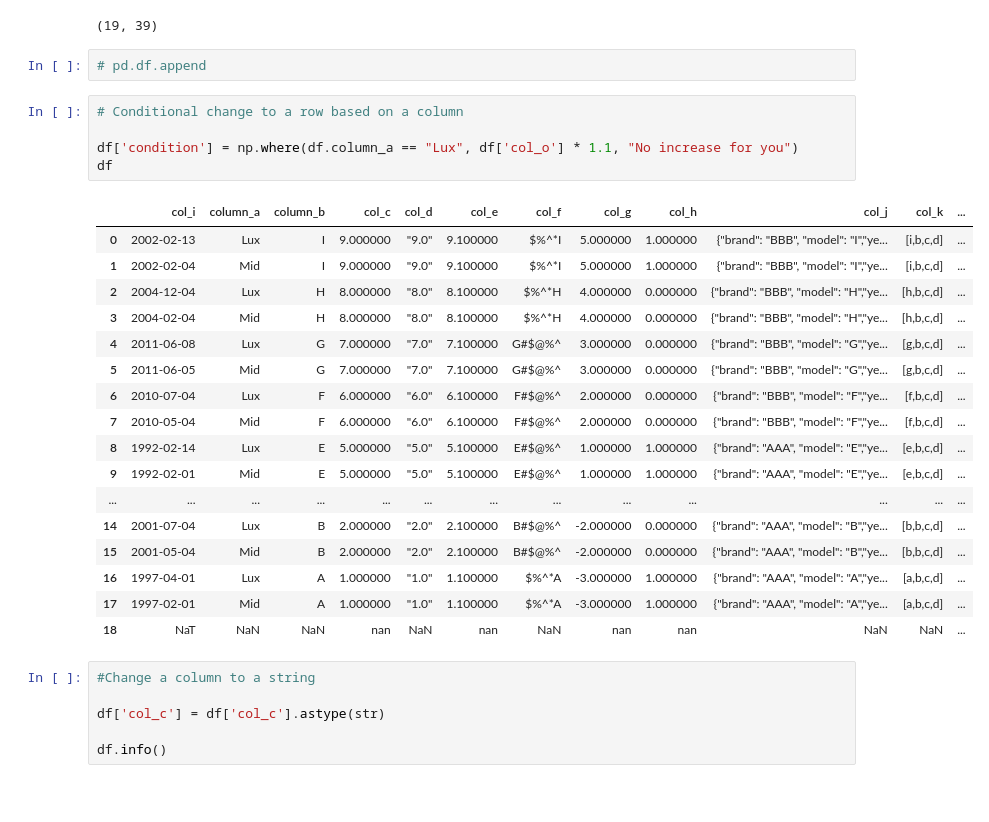
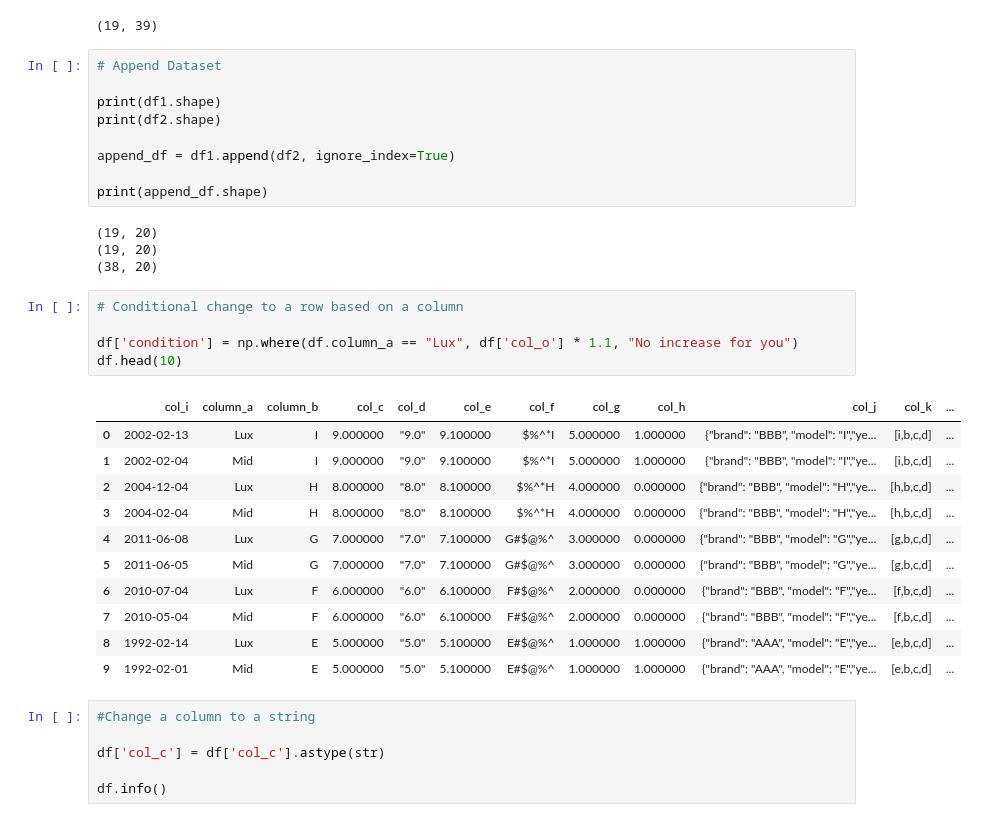
Before and after one commit to Ryan-Ashton/Exploratory_Data_Analysis, a Jupyter notebook: Data Cleaning Personal Cheat Sheet.ipynb, the cells around one changed output. Cells and saved outputs as stored; diff of their text form; blank space fills up the shorter version.

```diff
--- a/Data Cleaning Personal Cheat Sheet.ipynb
+++ b/Data Cleaning Personal Cheat Sheet.ipynb
@@ -1470,31 +1470,36 @@ merged_df = pd.merge(df1, df2, on='col_i', how='inner', validate='one_to_one')
 merged_df.shape
 # %% [output]
 (19, 39)
-# %%
-# pd.df.append
+# %%
+# Append Dataset
+
+print(df1.shape)
+print(df2.shape)
+
+append_df = df1.append(df2, ignore_index=True)
+
+print(append_df.shape)
+# %% [output]
+(19, 20)
+(19, 20)
+(38, 20)
 # %%
 # Conditional change to a row based on a column
 
 df['condition'] = np.where(df.column_a == "Lux", df['col_o'] * 1.1, "No increase for you")
-df
+df.head(10)
 # %% [output]
 |  | col_i | column_a | column_b | col_c | col_d | col_e | col_f | col_g | col_h | col_j | col_k | ... |
 | 0 | 2002-02-13 | Lux | I | 9.000000 | "9.0" | 9.100000 | $%^*I | 5.000000 | 1.000000 | {"brand": "BBB", "model": "I","ye... | [i,b,c,d] | ... |
 | 1 | 2002-02-04 | Mid | I | 9.000000 | "9.0" | 9.100000 | $%^*I | 5.000000 | 1.000000 | {"brand": "BBB", "model": "I","ye... | [i,b,c,d] | ... |
 | 2 | 2004-12-04 | Lux | H | 8.000000 | "8.0" | 8.100000 | $%^*H | 4.000000 | 0.000000 | {"brand": "BBB", "model": "H","ye... | [h,b,c,d] | ... |
 | 3 | 2004-02-04 | Mid | H | 8.000000 | "8.0" | 8.100000 | $%^*H | 4.000000 | 0.000000 | {"brand": "BBB", "model": "H","ye... | [h,b,c,d] | ... |
 | 4 | 2011-06-08 | Lux | G | 7.000000 | "7.0" | 7.100000 | G#$@%^ | 3.000000 | 0.000000 | {"brand": "BBB", "model": "G","ye... | [g,b,c,d] | ... |
 | 5 | 2011-06-05 | Mid | G | 7.000000 | "7.0" | 7.100000 | G#$@%^ | 3.000000 | 0.000000 | {"brand": "BBB", "model": "G","ye... | [g,b,c,d] | ... |
 | 6 | 2010-07-04 | Lux | F | 6.000000 | "6.0" | 6.100000 | F#$@%^ | 2.000000 | 0.000000 | {"brand": "BBB", "model": "F","ye... | [f,b,c,d] | ... |
 | 7 | 2010-05-04 | Mid | F | 6.000000 | "6.0" | 6.100000 | F#$@%^ | 2.000000 | 0.000000 | {"brand": "BBB", "model": "F","ye... | [f,b,c,d] | ... |
 | 8 | 1992-02-14 | Lux | E | 5.000000 | "5.0" | 5.100000 | E#$@%^ | 1.000000 | 1.000000 | {"brand": "AAA", "model": "E","ye... | [e,b,c,d] | ... |
 | 9 | 1992-02-01 | Mid | E | 5.000000 | "5.0" | 5.100000 | E#$@%^ | 1.000000 | 1.000000 | {"brand": "AAA", "model": "E","ye... | [e,b,c,d] | ... |
-| ... | ... | ... | ... | ... | ... | ... | ... | ... | ... | ... | ... | ... |
-| 14 | 2001-07-04 | Lux | B | 2.000000 | "2.0" | 2.100000 | B#$@%^ | -2.000000 | 0.000000 | {"brand": "AAA", "model": "B","ye... | [b,b,c,d] | ... |
-| 15 | 2001-05-04 | Mid | B | 2.000000 | "2.0" | 2.100000 | B#$@%^ | -2.000000 | 0.000000 | {"brand": "AAA", "model": "B","ye... | [b,b,c,d] | ... |
-| 16 | 1997-04-01 | Lux | A | 1.000000 | "1.0" | 1.100000 | $%^*A | -3.000000 | 1.000000 | {"brand": "AAA", "model": "A","ye... | [a,b,c,d] | ... |
-| 17 | 1997-02-01 | Mid | A | 1.000000 | "1.0" | 1.100000 | $%^*A | -3.000000 | 1.000000 | {"brand": "AAA", "model": "A","ye... | [a,b,c,d] | ... |
-| 18 | NaT | NaN | NaN | nan | NaN | nan | NaN | nan | nan | NaN | NaN | ... |
 # %%
 #Change a column to a string
 
```
Also changed, not shown: parts of 19 cells of this notebook.
